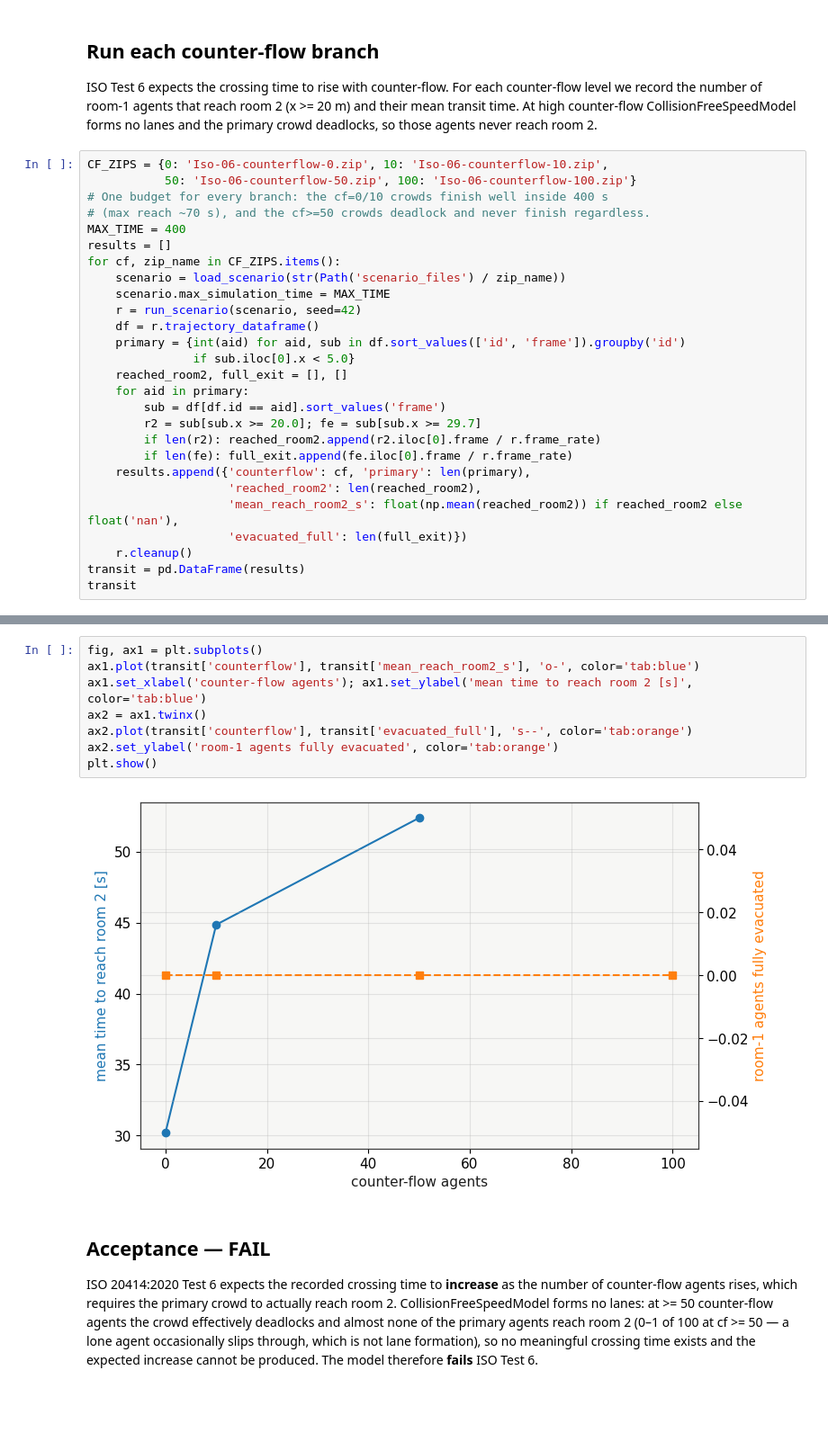
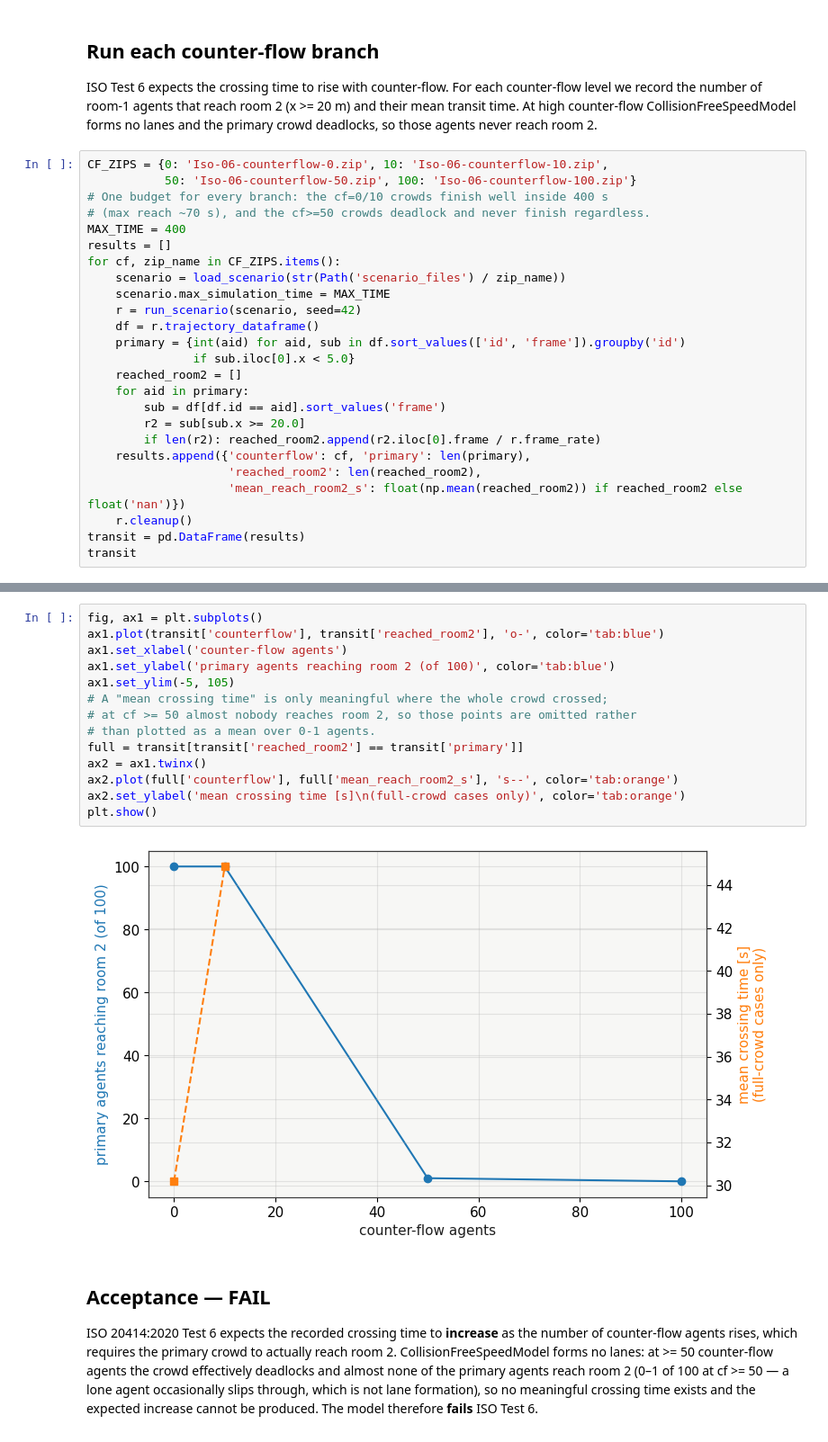
Before and after one commit to PedestrianDynamics/Web-Based-Jupedsim-issues, a Jupyter notebook: standards/iso/iso06_counterflow.ipynb, the cells around one changed output, grey strips where cells are left out. Shown at 90% size. Cells and saved outputs as stored; diff of their text form; blank space fills up the shorter version.

```diff
--- a/standards/iso/iso06_counterflow.ipynb
+++ b/standards/iso/iso06_counterflow.ipynb
@@ -47,16 +47,14 @@ for cf, zip_name in CF_ZIPS.items():
     df = r.trajectory_dataframe()
     primary = {int(aid) for aid, sub in df.sort_values(['id', 'frame']).groupby('id')
                if sub.iloc[0].x < 5.0}
-    reached_room2, full_exit = [], []
+    reached_room2 = []
     for aid in primary:
         sub = df[df.id == aid].sort_values('frame')
-        r2 = sub[sub.x >= 20.0]; fe = sub[sub.x >= 29.7]
+        r2 = sub[sub.x >= 20.0]
         if len(r2): reached_room2.append(r2.iloc[0].frame / r.frame_rate)
-        if len(fe): full_exit.append(fe.iloc[0].frame / r.frame_rate)
     results.append({'counterflow': cf, 'primary': len(primary),
                     'reached_room2': len(reached_room2),
-                    'mean_reach_room2_s': float(np.mean(reached_room2)) if reached_room2 else float('nan'),
-                    'evacuated_full': len(full_exit)})
+                    'mean_reach_room2_s': float(np.mean(reached_room2)) if reached_room2 else float('nan')})
     r.cleanup()
 transit = pd.DataFrame(results)
 transit
@@ -72,13 +72,19 @@ See Full Dataframe in Mito
 # %%
 fig, ax1 = plt.subplots()
-ax1.plot(transit['counterflow'], transit['mean_reach_room2_s'], 'o-', color='tab:blue')
-ax1.set_xlabel('counter-flow agents'); ax1.set_ylabel('mean time to reach room 2 [s]', color='tab:blue')
+ax1.plot(transit['counterflow'], transit['reached_room2'], 'o-', color='tab:blue')
+ax1.set_xlabel('counter-flow agents')
+ax1.set_ylabel('primary agents reaching room 2 (of 100)', color='tab:blue')
+ax1.set_ylim(-5, 105)
+# A "mean crossing time" is only meaningful where the whole crowd crossed;
+# at cf >= 50 almost nobody reaches room 2, so those points are omitted rather
+# than plotted as a mean over 0-1 agents.
+full = transit[transit['reached_room2'] == transit['primary']]
 ax2 = ax1.twinx()
-ax2.plot(transit['counterflow'], transit['evacuated_full'], 's--', color='tab:orange')
-ax2.set_ylabel('room-1 agents fully evacuated', color='tab:orange')
+ax2.plot(full['counterflow'], full['mean_reach_room2_s'], 's--', color='tab:orange')
+ax2.set_ylabel('mean crossing time [s]\n(full-crowd cases only)', color='tab:orange')
 plt.show()
 # %% [output]
-[figure, old version]
+[figure, new version]
 # %% [markdown]
 ## Acceptance — FAIL
 
```
Also changed, not shown: parts of 3 cells of this notebook.
